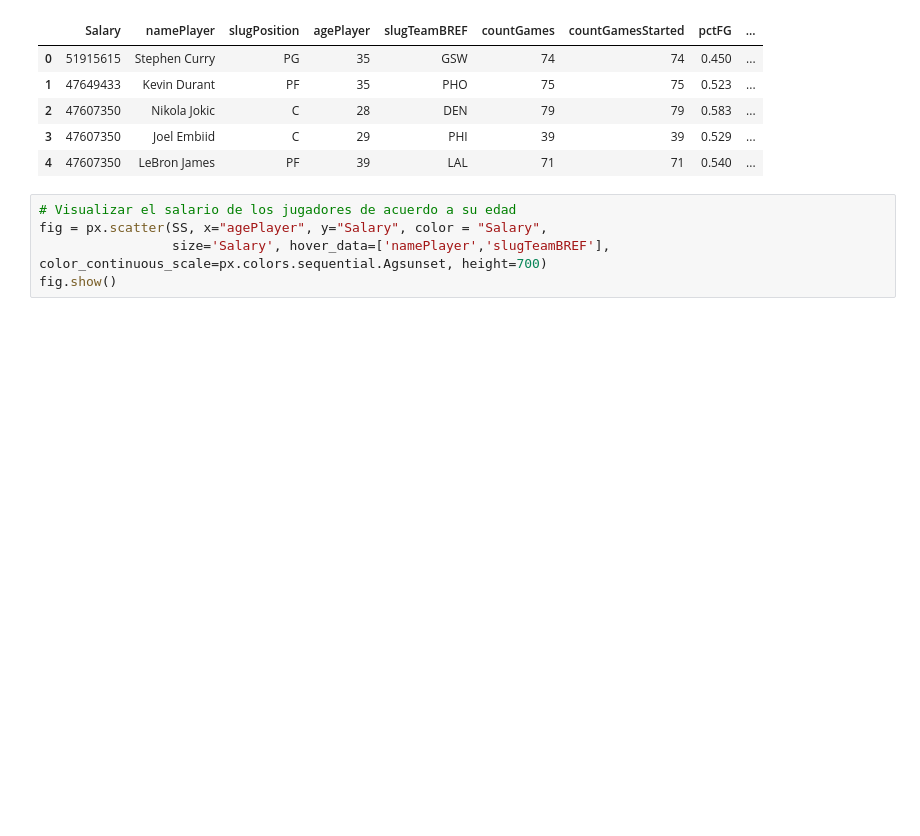
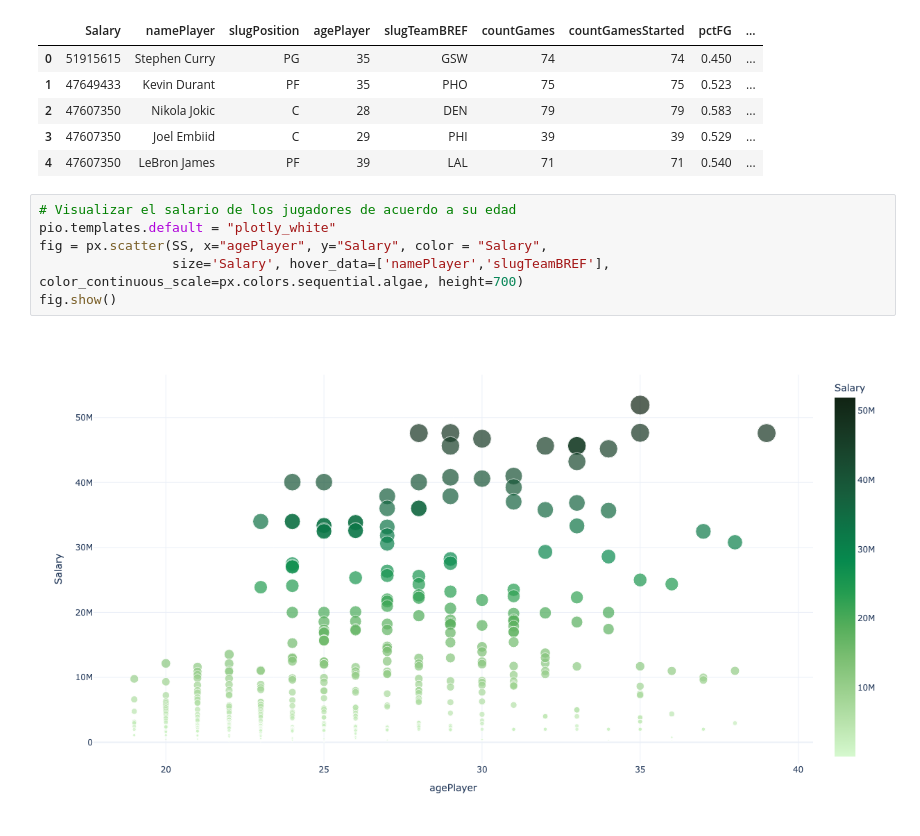
Before and after one commit to m-1806/nba, a Jupyter notebook: M.ipynb, the cells around one changed output. Saved outputs shown, nothing was run; the diff lists cells and outputs as text; blank space fills up the shorter version.

```diff
--- a/M.ipynb
+++ b/M.ipynb
@@ -167,9 +181,12 @@ SS.head()
 | 4 | 47607350 | LeBron James | PF | 39 | LAL | 71 | 71 | 0.540 | ... |
 # %%
 # Visualizar el salario de los jugadores de acuerdo a su edad
+pio.templates.default = "plotly_white"
 fig = px.scatter(SS, x="agePlayer", y="Salary", color = "Salary",
-                 size='Salary', hover_data=['namePlayer','slugTeamBREF'], color_continuous_scale=px.colors.sequential.Agsunset, height=700)
+                 size='Salary', hover_data=['namePlayer','slugTeamBREF'], color_continuous_scale=px.colors.sequential.algae, height=700)
 fig.show()
+# %% [output]
+[figure, added]
 # %%
 # Visualizar el salario de los jugadores de acuerdo a su edad
 fig = px.scatter(SS, x="slugTeamBREF", y="Salary", color = "Salary",
```
Also changed, not shown: parts of 23 cells of this notebook.
